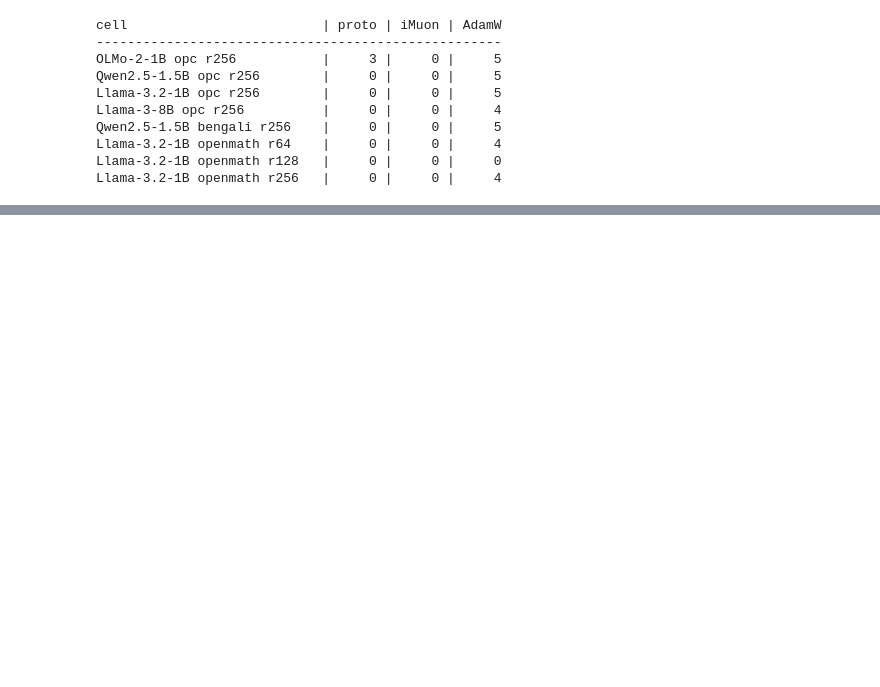
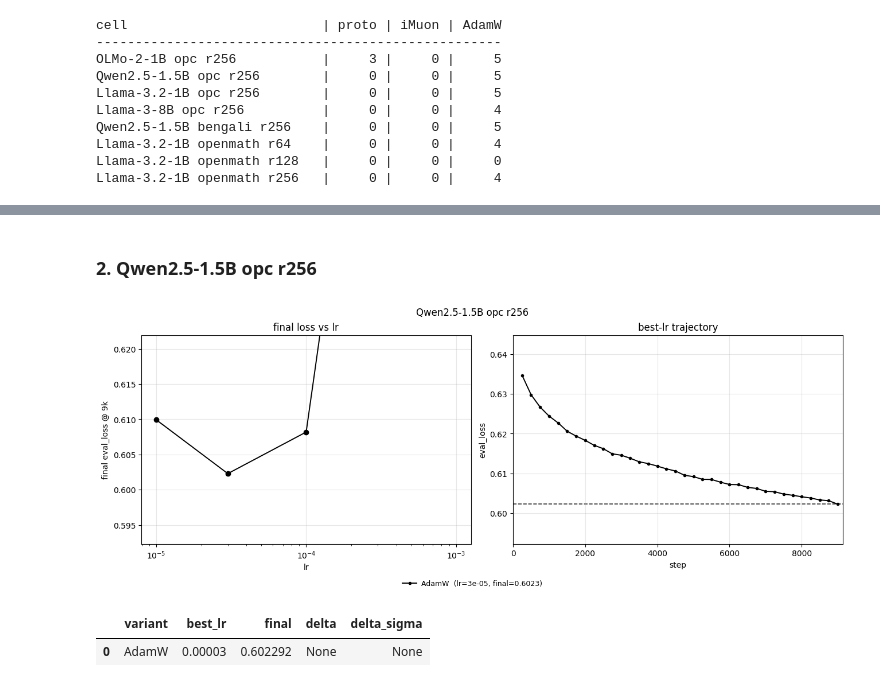
Before and after one commit to nikhilgsh/lora-optimizers, a Jupyter notebook: paper/paper_plots.ipynb, the cells around one changed output, grey strips where cells are left out. Cells and saved outputs as stored; diff of their text form; code cells hidden in the pictures; blank space fills up the shorter version.

```diff
--- a/paper/paper_plots.ipynb
+++ b/paper/paper_plots.ipynb
@@ -106,0 +103,8 @@ for name, model, key, rank in CELLS:
+# %% [markdown]
+### 2. Qwen2.5-1.5B opc r256
+# %%
+panel('Qwen2.5-1.5B opc r256', 'Qwen/Qwen2.5-1.5B', 'opc', 256)
+# %% [output]
+[figure, added]
+|  | variant | best_lr | final | delta | delta_sigma |
+| 0 | AdamW | 0.00003 | 0.602292 | None | None |
```
Also changed, not shown: parts of 21 cells of this notebook, 4 other files.
